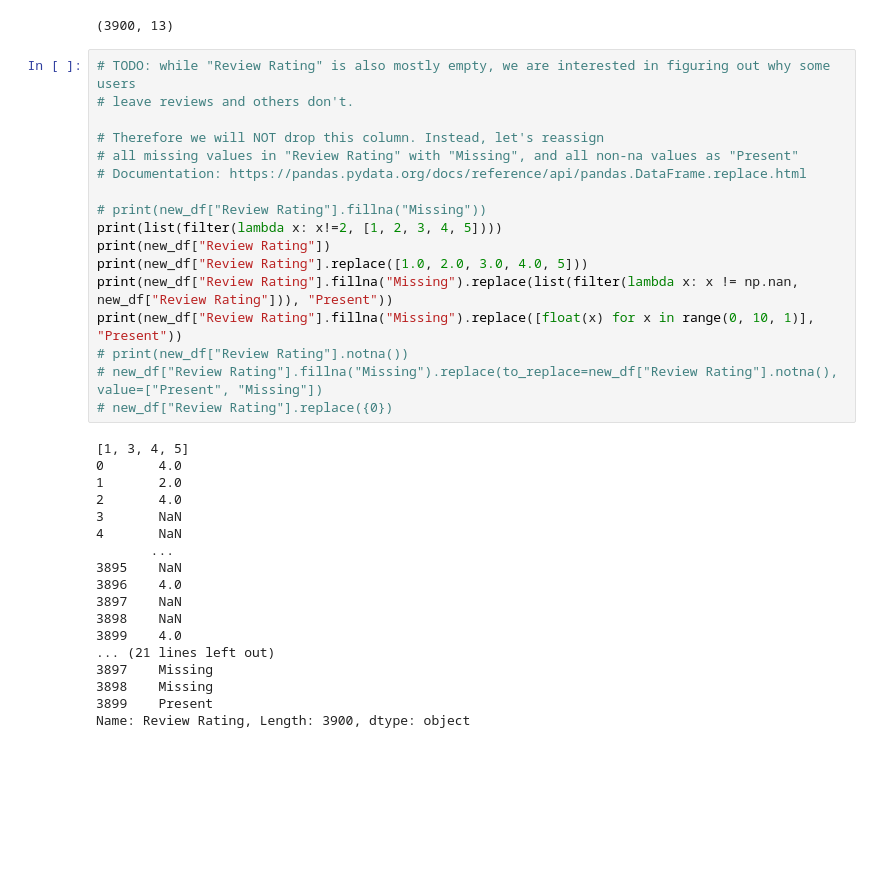
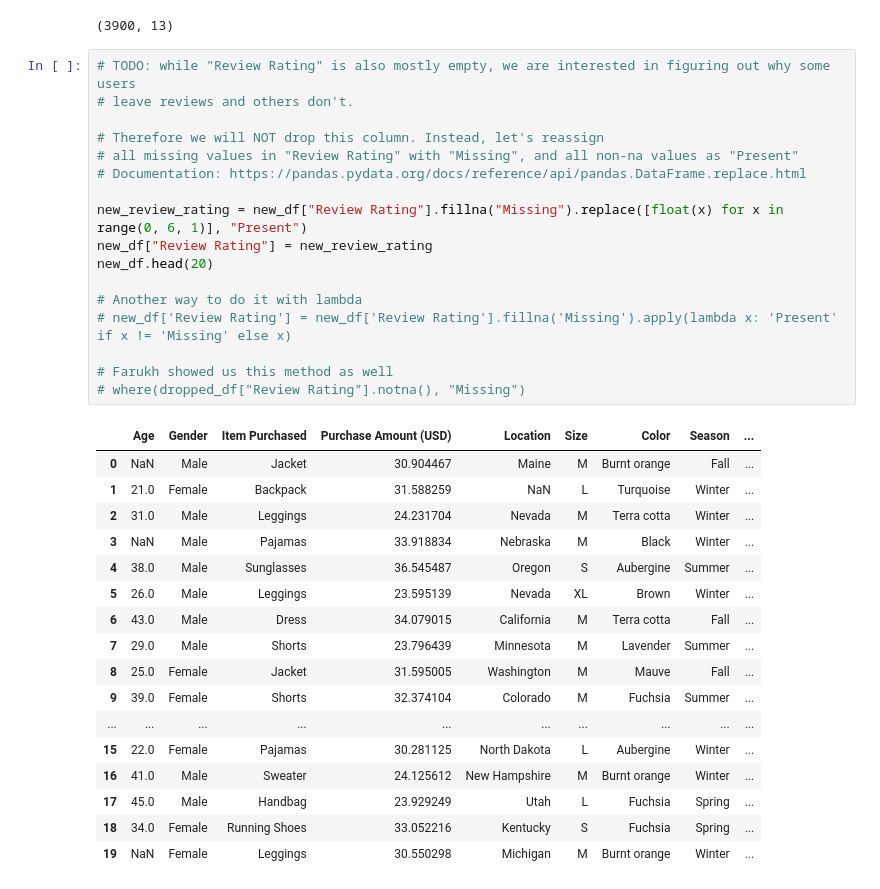
Before and after one commit to JacobTheCoder87/shopping-behavior-lab, a Jupyter notebook: code/02transform.ipynb, the cells around one changed output. Saved outputs shown, nothing was run; the diff lists cells and outputs as text; blank space fills up the shorter version.

```diff
--- a/code/02transform.ipynb
+++ b/code/02transform.ipynb
@@ -67,38 +67,38 @@ new_df.shape
 # %%
 # TODO: while "Review Rating" is also mostly empty, we are interested in figuring out why some users
 # leave reviews and others don't.
 
 # Therefore we will NOT drop this column. Instead, let's reassign
 # all missing values in "Review Rating" with "Missing", and all non-na values as "Present"
 # Documentation: https://pandas.pydata.org/docs/reference/api/pandas.DataFrame.replace.html
 
-# print(new_df["Review Rating"].fillna("Missing"))
-print(list(filter(lambda x: x!=2, [1, 2, 3, 4, 5])))
-print(new_df["Review Rating"])
-print(new_df["Review Rating"].replace([1.0, 2.0, 3.0, 4.0, 5]))
-print(new_df["Review Rating"].fillna("Missing").replace(list(filter(lambda x: x != np.nan, new_df["Review Rating"])), "Present"))
-print(new_df["Review Rating"].fillna("Missing").replace([float(x) for x in range(0, 10, 1)], "Present"))
-# print(new_df["Review Rating"].notna())
-# new_df["Review Rating"].fillna("Missing").replace(to_replace=new_df["Review Rating"].notna(), value=["Present", "Missing"])
-# new_df["Review Rating"].replace({0})
+new_review_rating = new_df["Review Rating"].fillna("Missing").replace([float(x) for x in range(0, 6, 1)], "Present")
+new_df["Review Rating"] = new_review_rating
+new_df.head(20)
+
+# Another way to do it with lambda
+# new_df['Review Rating'] = new_df['Review Rating'].fillna('Missing').apply(lambda x: 'Present' if x != 'Missing' else x)
+
+# Farukh showed us this method as well
+# where(dropped_df["Review Rating"].notna(), "Missing")
 # %% [output]
-[1, 3, 4, 5]
-0       4.0
-1       2.0
-2       4.0
-3       NaN
-4       NaN
-       ...
-3895    NaN
-3896    4.0
-3897    NaN
-3898    NaN
-3899    4.0
-... (21 lines left out)
-3897    Missing
-3898    Missing
-3899    Present
-Name: Review Rating, Length: 3900, dtype: object
+|  | Age | Gender | Item Purchased | Purchase Amount (USD) | Location | Size | Color | Season | ... |
+| 0 | NaN | Male | Jacket | 30.904467 | Maine | M | Burnt orange | Fall | ... |
+| 1 | 21.0 | Female | Backpack | 31.588259 | NaN | L | Turquoise | Winter | ... |
+| 2 | 31.0 | Male | Leggings | 24.231704 | Nevada | M | Terra cotta | Winter | ... |
+| 3 | NaN | Male | Pajamas | 33.918834 | Nebraska | M | Black | Winter | ... |
+| 4 | 38.0 | Male | Sunglasses | 36.545487 | Oregon | S | Aubergine | Summer | ... |
+| 5 | 26.0 | Male | Leggings | 23.595139 | Nevada | XL | Brown | Winter | ... |
+| 6 | 43.0 | Male | Dress | 34.079015 | California | M | Terra cotta | Fall | ... |
+| 7 | 29.0 | Male | Shorts | 23.796439 | Minnesota | M | Lavender | Summer | ... |
+| 8 | 25.0 | Female | Jacket | 31.595005 | Washington | M | Mauve | Fall | ... |
+| 9 | 39.0 | Female | Shorts | 32.374104 | Colorado | M | Fuchsia | Summer | ... |
+| ... | ... | ... | ... | ... | ... | ... | ... | ... | ... |
+| 15 | 22.0 | Female | Pajamas | 30.281125 | North Dakota | L | Aubergine | Winter | ... |
+| 16 | 41.0 | Male | Sweater | 24.125612 | New Hampshire | M | Burnt orange | Winter | ... |
+| 17 | 45.0 | Male | Handbag | 23.929249 | Utah | L | Fuchsia | Spring | ... |
+| 18 | 34.0 | Female | Running Shoes | 33.052216 | Kentucky | S | Fuchsia | Spring | ... |
+| 19 | NaN | Female | Leggings | 30.550298 | Michigan | M | Burnt orange | Winter | ... |
 # %%
 # TODO: Now that we've dropped and transformed our columns, drop the remaining rows that contain missing values
 # Documentation: https://pandas.pydata.org/docs/reference/api/pandas.DataFrame.dropna.html
```
Also changed, not shown: parts of 5 cells of this notebook.
